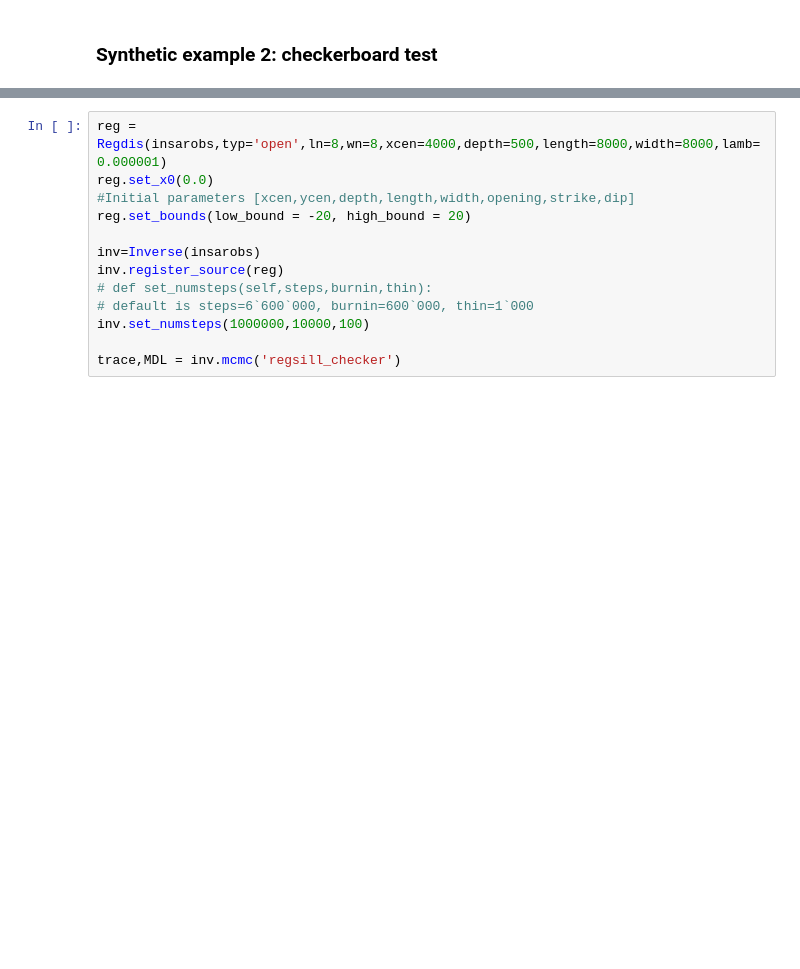
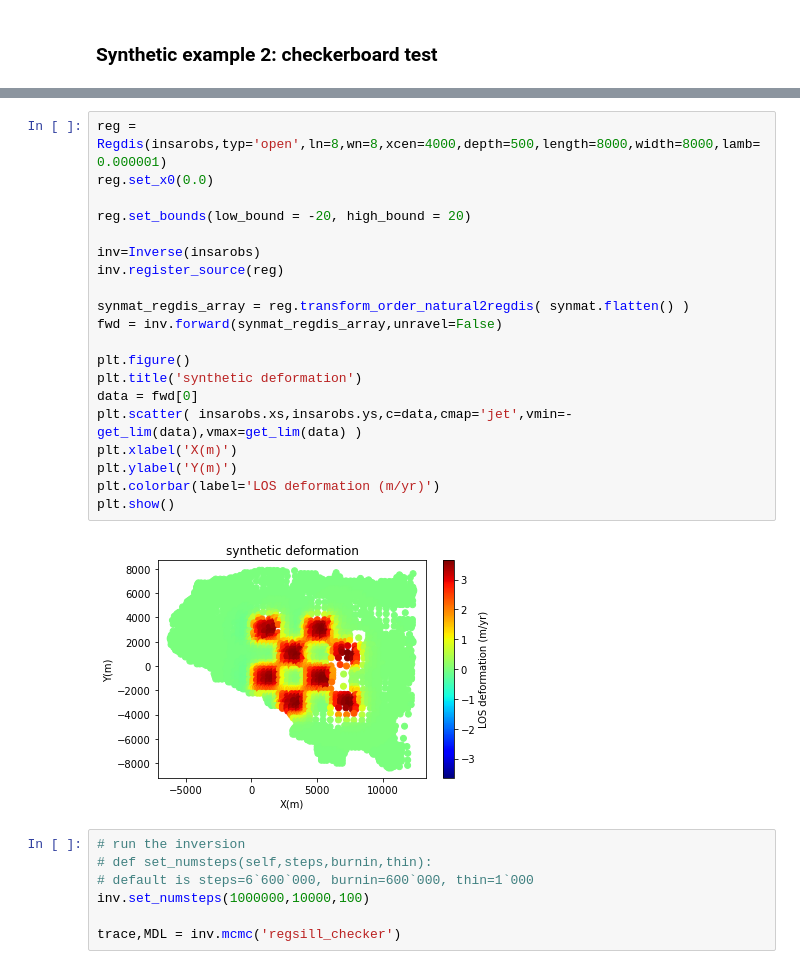
Before and after one commit to uafgeotools/vmod, a Jupyter notebook: synthetic_reg_sill.ipynb, the cells around one changed output, grey strips where cells are left out. Drawn from its saved outputs; the diff is of its cells as text; blank space fills up the shorter version.

```diff
--- a/synthetic_reg_sill.ipynb
+++ b/synthetic_reg_sill.ipynb
@@ -217,11 +139,27 @@ This component was already included; it will be replaced
+# %%
+reg = Regdis(insarobs,typ='open',ln=8,wn=8,xcen=4000,depth=500,length=8000,width=8000,lamb=0.000001)
+reg.set_x0(0.0)
+
+reg.set_bounds(low_bound = -20, high_bound = 20)
+
+inv=Inverse(insarobs)
+inv.register_source(reg)
+
+synmat_regdis_array = reg.transform_order_natural2regdis( synmat.flatten() )
+fwd = inv.forward(synmat_regdis_array,unravel=False)
+
+plt.figure()
+plt.title('synthetic deformation')
+data = fwd[0]
+plt.scatter( insarobs.xs,insarobs.ys,c=data,cmap='jet',vmin=-get_lim(data),vmax=get_lim(data) )
+plt.xlabel('X(m)')
+plt.ylabel('Y(m)')
+plt.colorbar(label='LOS deformation (m/yr)')
+plt.show()
+# %% [output]
+[figure, added]
 # %%
-reg = Regdis(insarobs,typ='open',ln=8,wn=8,xcen=4000,depth=500,length=8000,width=8000,lamb=0.000001)
-reg.set_x0(0.0)
-#Initial parameters [xcen,ycen,depth,length,width,opening,strike,dip]
-reg.set_bounds(low_bound = -20, high_bound = 20)
-
-inv=Inverse(insarobs)
-inv.register_source(reg)
+# run the inversion
 # def set_numsteps(self,steps,burnin,thin):
 # default is steps=6`600`000, burnin=600`000, thin=1`000
 inv.set_numsteps(1000000,10000,100)
```
Also changed, not shown: parts of 2 cells of this notebook, 1 other file.
